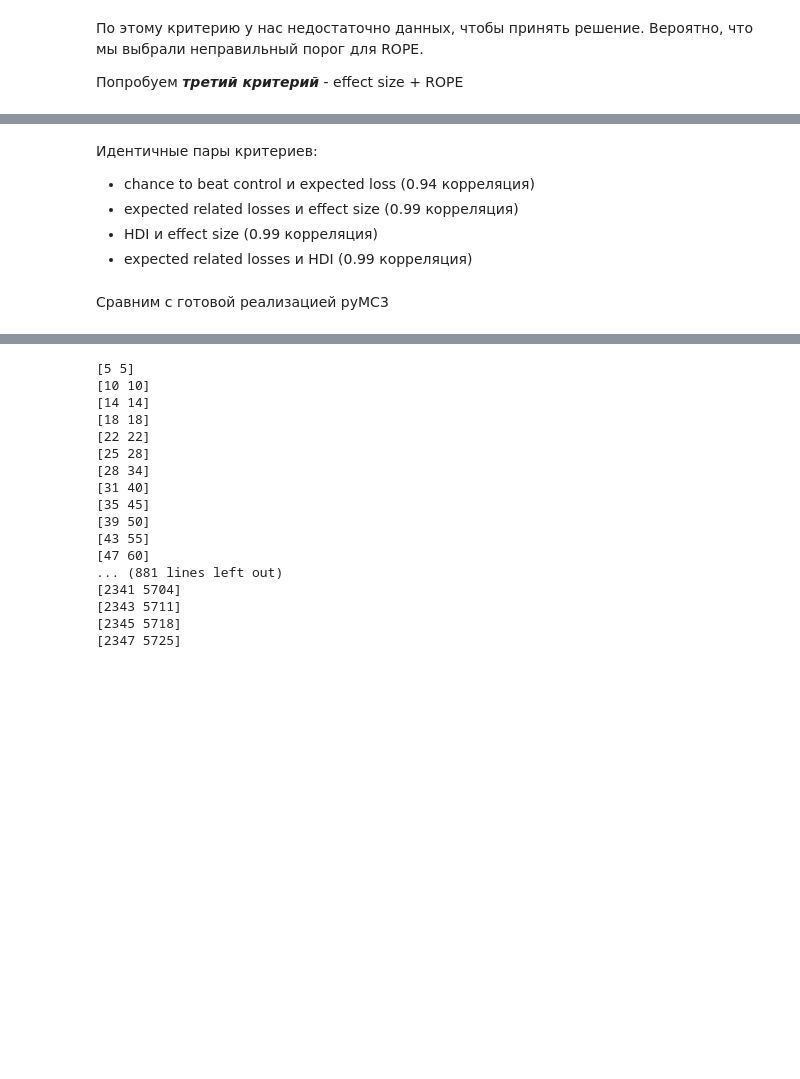
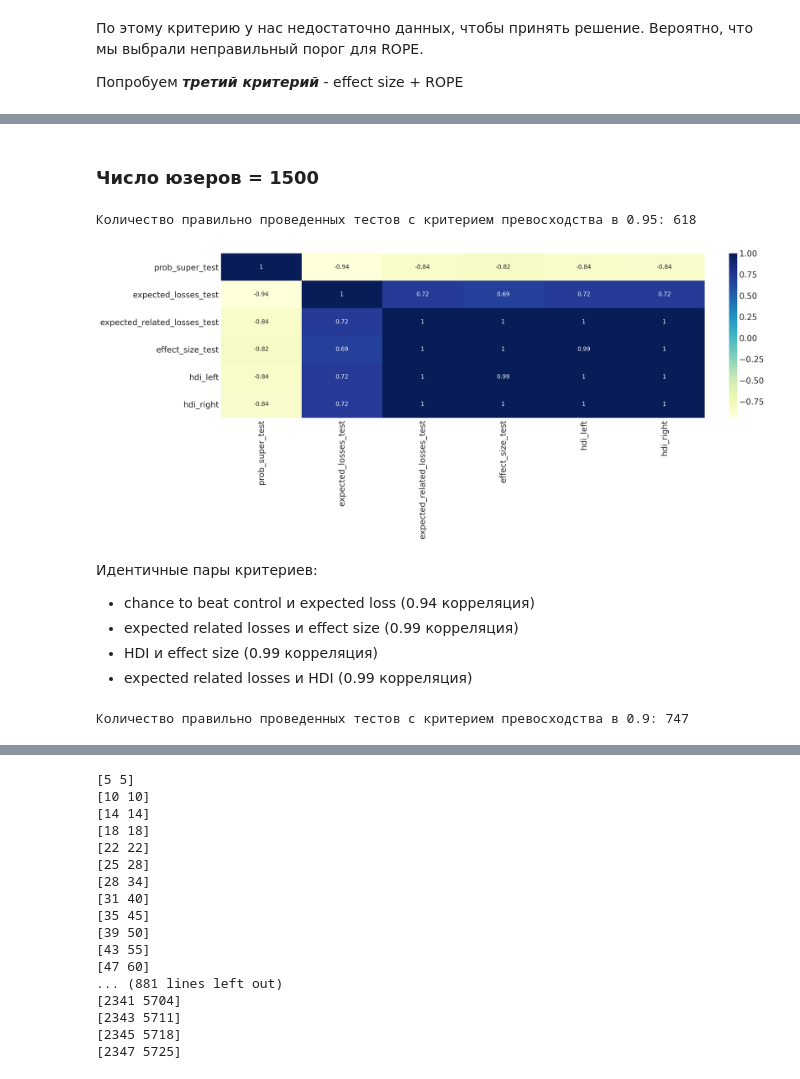
Before and after one commit to iakubovskii7/AB, a Jupyter notebook: knowledge-base/Bayesian_algorithms.ipynb, the cells around one changed output, grey strips where cells are left out. Drawn from its saved outputs; the diff is of its cells as text; code cells hidden in the pictures; blank space fills up the shorter version.

```diff
--- a/knowledge-base/Bayesian_algorithms.ipynb
+++ b/knowledge-base/Bayesian_algorithms.ipynb
@@ -280,16 +284,0 @@ results_df
-# %%
-def get_corr_bayes_metrics(i):
-    np.random.seed(i)
-    data = np.random.binomial([1, 1], [0.02, 0.025], size=(10000, 2))
-    alphas, betas = data.sum(axis=0), data.shape[0] - data.sum(axis=0)
-    results = bayesian_metrics(alphas, betas)
-    prob_super_test = results[0][1]
-    expected_losses_test = results[1][1]
-    expected_related_losses_test = results[2][1]
-    effect_size_test = results[3]['effect_size'].values[0]
-    left_hdi = results[3]['HDI_lift'].values[0][0]
-    right_hdi = results[3]['HDI_lift'].values[0][1]
-    return (prob_super_test, expected_losses_test, expected_related_losses_test,
-            effect_size_test, left_hdi, right_hdi)
-
-results = list(p_map(get_corr_bayes_metrics, range(1000)))
@@ -319,8 +336,25 @@ hdi_right                     0.995694   1.000000
+# %% [markdown]
+### Число юзеров = 1500
+# %%
+# results = list(p_map(partial(get_bayes_metrics, size=1500), range(1000)))
+df = pd.DataFrame(results)
+df.columns = ['prob_super_test', 'expected_losses_test', 'expected_related_losses_test',
+              'effect_size_test', 'hdi_left', 'hdi_right']
+sns.heatmap(df.corr(), cmap="YlGnBu", annot=True);
+n_correct_tests = df.query("prob_super_test >= 0.95").shape[0]
+print(f"Количество правильно проведенных тестов с критерием превосходства в 0.95: {n_correct_tests}")
+# %% [output]
+Количество правильно проведенных тестов с критерием превосходства в 0.95: 618
+[figure, added]
 # %% [markdown]
 Идентичные пары критериев:
 - chance to beat control и expected loss (0.94 корреляция)
 - expected related losses и effect size (0.99 корреляция)
 - HDI и effect size (0.99 корреляция)
 - expected related losses и HDI (0.99 корреляция)
-# %% [markdown]
-Сравним с готовой реализацией pyMC3
+# %%
+# Давайте снизим порог для вероятности превосходства до 90%
+n_correct_tests = df.query("prob_super_test >= 0.9").shape[0]
+print(f"Количество правильно проведенных тестов с критерием превосходства в 0.9: {n_correct_tests}")
+# %% [output]
+Количество правильно проведенных тестов с критерием превосходства в 0.9: 747
```
Also changed, not shown: parts of 53 cells of this notebook, 2 other files.
